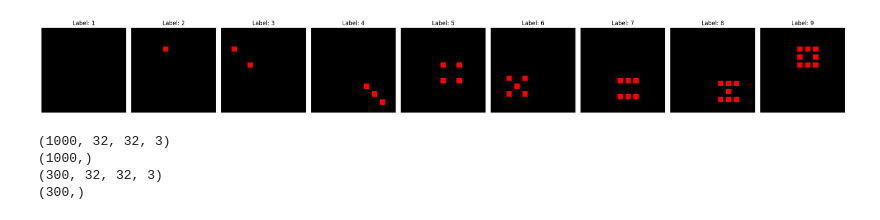
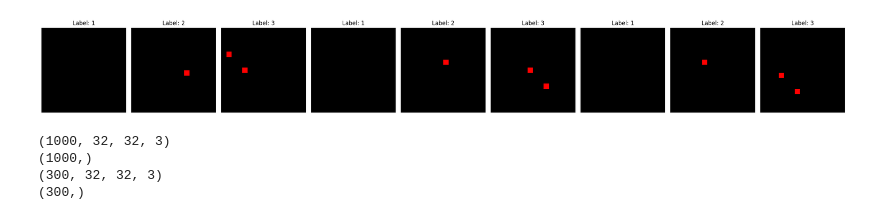
Before and after one commit to vHalenka/TM_DataEnhancer, a Jupyter notebook: main.ipynb, the cells around one changed output. Saved outputs shown, nothing was run; the diff lists cells and outputs as text; code cells hidden in the pictures.

```diff
--- a/main.ipynb
+++ b/main.ipynb
@@ -28,9 +32,9 @@ from keras.datasets import cifar10
 #Parameters
 
 #TM
-epochs = 30
+epochs = 5
 max_included_literals = 500
-clauses = 50
+clauses = 10
 T = int((np.sqrt(clauses)/2 + 2)*10)
 s = 1.5
 step = 1
@@ -39,33 +43,20 @@ encode_to_hypervec = False
 
 #Data
 #trained_labels = np.array([0,1,2,3])
-trained_labels = np.arange(10)
+trained_labels = np.arange(3)
 training_pool_size = 1000 # number of testing pictures loaded
 
 #preprocessing
-resolution = 4 # scaled colors to thermometer code size of..
+resolution = 8 # scaled colors to thermometer code size of..
 patch_dim = [3,3]
 
 # Dice Dataset parameters
-Debug_dataset = True
+use_debug_dataset = True
 train_size = training_pool_size
 test_size = 300
 window_top_left = (0, 0)
 window_bottom_right = (32, 32)
 dice_size = 12
 
-#Hypervector
-scaling = 1
-unique_patches = 2**9
-hypervector_size = int(512*scaling)
-
-#Encoding
-bits = np.maximum(5, int(5*scaling))
-indexes = np.arange(hypervector_size, dtype=np.uint32)
-encoding = np.zeros((unique_patches, hypervector_size), dtype=np.uint32)
-for i in range(unique_patches):
-        selection = np.random.choice(indexes, size=(bits))
-        encoding[i][selection] = 1
-
-labels = ["Airplane", "Car", "Bird", "Cat", "Deer", "Dog", "Frog", "Horse", "Ship", "Truck"]
+# Second run parameters
 # %%
@@ -141,7 +131,6 @@ plt.show()
 # %%
-#Dataset
-if Debug_dataset:
-    def generate_dataset(dataset_size, window_top_left, window_bottom_right, dice_size, random_rotations=False, include_random_class=False, random_placement=False):
+if use_debug_dataset: # Dataset selection
+    def generate_debug_dataset(dataset_size, window_top_left, window_bottom_right, dice_size, random_rotations=False, include_random_class=False, random_placement=False):
         dataset = np.zeros((dataset_size, 32, 32, 3), dtype=np.uint8)
         labels = np.zeros((dataset_size,), dtype=np.uint8)
 
@@ -168,8 +157,8 @@ if Debug_dataset:
 
 
     # Generate datasets
-    X_train_org, Y_train_org = generate_dataset(train_size, window_top_left, window_bottom_right, dice_size, include_random_class=True, random_rotations=False, random_placement=True)
-    X_test_org, Y_test_org = generate_dataset(test_size, window_top_left, window_bottom_right, dice_size, random_rotations=False, random_placement=True)
+    X_train_org, Y_train_org = generate_debug_dataset(train_size, window_top_left, window_bottom_right, dice_size, include_random_class=True, random_rotations=False, random_placement=True)
+    X_test_org, Y_test_org = generate_debug_dataset(test_size, window_top_left, window_bottom_right, dice_size, random_rotations=False, random_placement=True)
 
     # Display some sample images from the training set
     fig, axes = plt.subplots(1, 9, figsize=(24, 4))
@@ -179,34 +168,36 @@ if Debug_dataset:
         ax.axis("off")
         ax.set_title(f"Label: {Y_train_org[i]+1}")
 
     plt.tight_layout()
     plt.show()
     labels = ["Zero", "One", "Two", "Three", "Four", "Five", "Six", "Seven", "Eight", "Nine"]
 
 else:
 
     #Load cifar10
     (X_train_org, Y_train_org), (X_test_org, Y_test_org) = cifar10.load_data()
+    labels = ["Airplane", "Car", "Bird", "Cat", "Deer", "Dog", "Frog", "Horse", "Ship", "Truck"]
+
 
     #adjust to train pool size
     X_test_org = X_test_org[0:training_pool_size]
     Y_test_org = Y_test_org.reshape(Y_test_org.shape[0])[0:training_pool_size]
     X_train_org = X_train_org[0:training_pool_size]
     Y_train_org = Y_train_org.reshape(Y_train_org.shape[0])[0:training_pool_size]
 
     #filter only desired labels
     X_train_org = X_train_org[np.in1d(Y_train_org, trained_labels)]
     Y_train_org = Y_train_org[np.in1d(Y_train_org, trained_labels)]
 
 X_test_org = X_test_org[np.in1d(Y_test_org, trained_labels)]
 Y_test_org = Y_test_org[np.in1d(Y_test_org, trained_labels)]
 
 print(X_train_org.shape)
 print(Y_train_org.shape)
 print(X_test_org.shape)
 print(Y_test_org.shape)
 # %% [output]
-[figure, old version]
+[figure, new version]
 (1000, 32, 32, 3)
 (1000,)
 (300, 32, 32, 3)
```
Also changed, not shown: parts of 20 cells of this notebook.
